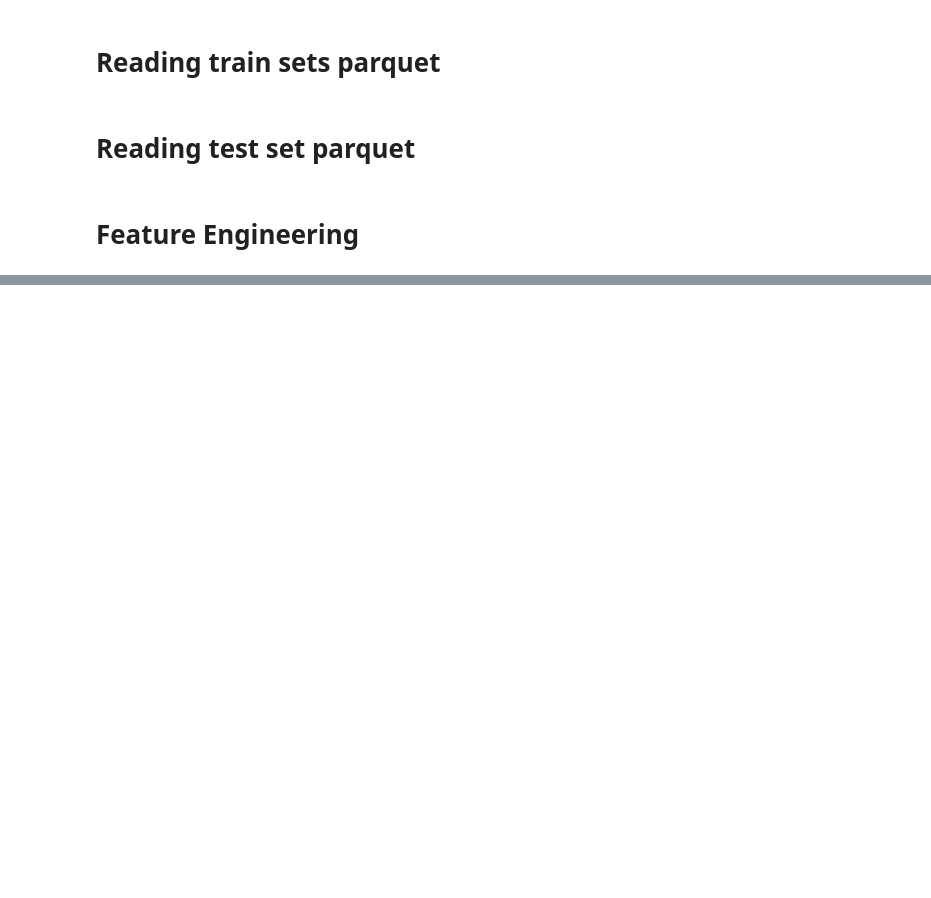
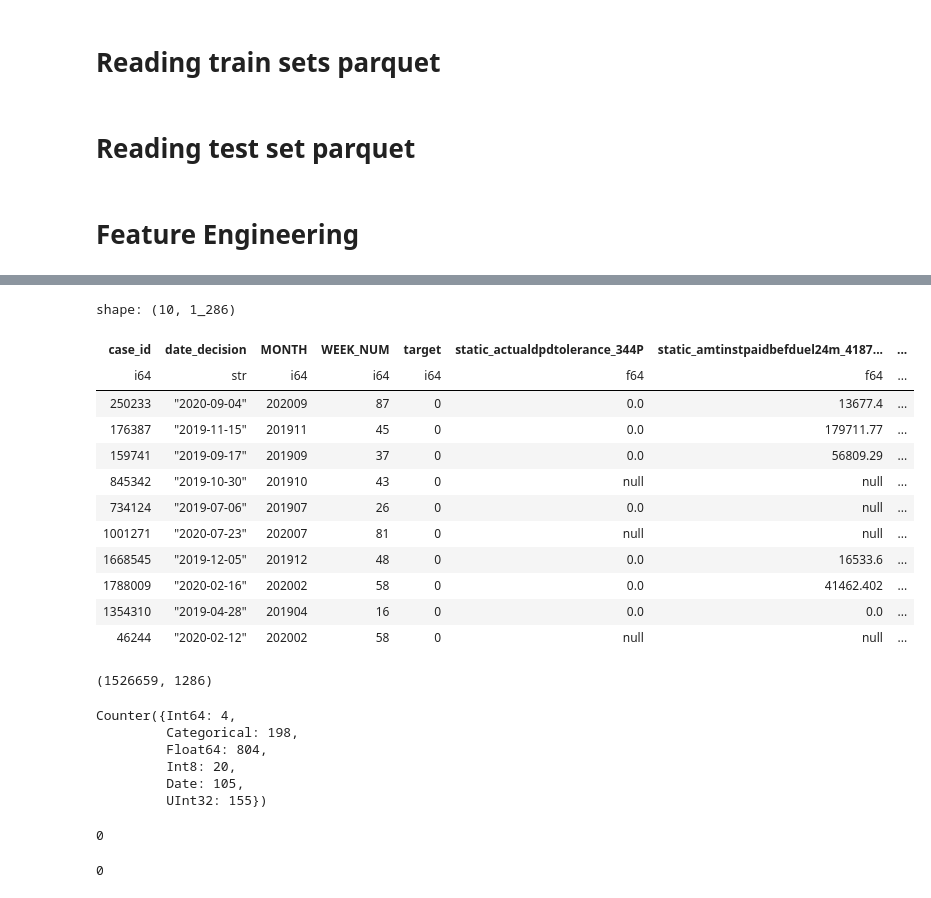
Before and after one commit to Hassan-ElBanna/Loan-Default-Prediction-Risk-Analysis, a Jupyter notebook: 2_Feature_Engineering_2.ipynb, the cells around one changed output, grey strips where cells are left out. Cells and saved outputs as stored; diff of their text form; code cells hidden in the pictures; blank space fills up the shorter version.

Commit message:
Final update "we have made the train & test data"

```diff
--- a/2_Feature_Engineering_2.ipynb
+++ b/2_Feature_Engineering_2.ipynb
@@ -408,0 +379,42 @@ credit_bureau_b_2_train_agg = aggregate_data_d2(credit_bureau_b_2_train_path)
+# %%
+# joining them as one train dataset
+tables = {
+    "static": static_train,
+    "static_cb": static_cb_train,
+    "applprev_1": applprev_1_train_agg,
+    "applprev_2": applprev_2_train_agg,
+    "tax_a": tax_registry_a_train_agg,
+    "tax_b": tax_registry_b_train_agg,
+    "tax_c": tax_registry_c_train_agg,
+    "cb_a1": credit_bureau_a_1_train_agg,
+    "cb_b1": credit_bureau_b_1_train_agg,
+    "other": other_train_agg,
+    "deposit": deposit_train_agg,
+    "debit": debitcard_train_agg,
+    "person_1": person_1_train_agg,
+    "person_2": person_2_train_agg,
+    "cb_a2": credit_bureau_a_2_train_agg,
+    "cb_b2": credit_bureau_b_2_train_agg,
+}
+
+
+def prepare_table(df: pl.DataFrame | pl.LazyFrame, prefix: str) -> pl.LazyFrame:
+    """Prefixes all non-key columns and casts to LazyFrame."""
+    rename_mapping = {
+        col: f"{prefix}_{col}" for col in df.columns if col != "case_id"
+    }
+    return df.lazy().rename(rename_mapping)
+
+
+# 1. Prepare and prefix all secondary frames
+prepared_dfs = [
+    prepare_table(df, prefix) for prefix, df in tables.items()
+]
+
+# 2. Iteratively join everything to base_train
+train_lazy = base_train.lazy()
+for df_lazy in prepared_dfs:
+    train_lazy = train_lazy.join(df_lazy, on="case_id", how="left")
+
+# 3. Materialize
+train_data = train_lazy.collect()
@@ -408,0 +432,37 @@ credit_bureau_b_2_train_agg = aggregate_data_d2(credit_bureau_b_2_train_path)
+# %%
+train_data.sample(10)
+# %% [output]
+shape: (10, 1_286)
+| case_id | date_decision | MONTH | WEEK_NUM | target | static_actualdpdtolerance_344P | static_amtinstpaidbefduel24m_4187... | ... |
+| i64 | str | i64 | i64 | i64 | f64 | f64 | ... |
+| 250233 | "2020-09-04" | 202009 | 87 | 0 | 0.0 | 13677.4 | ... |
+| 176387 | "2019-11-15" | 201911 | 45 | 0 | 0.0 | 179711.77 | ... |
+| 159741 | "2019-09-17" | 201909 | 37 | 0 | 0.0 | 56809.29 | ... |
+| 845342 | "2019-10-30" | 201910 | 43 | 0 | null | null | ... |
+| 734124 | "2019-07-06" | 201907 | 26 | 0 | 0.0 | null | ... |
+| 1001271 | "2020-07-23" | 202007 | 81 | 0 | null | null | ... |
+| 1668545 | "2019-12-05" | 201912 | 48 | 0 | 0.0 | 16533.6 | ... |
+| 1788009 | "2020-02-16" | 202002 | 58 | 0 | 0.0 | 41462.402 | ... |
+| 1354310 | "2019-04-28" | 201904 | 16 | 0 | 0.0 | 0.0 | ... |
+| 46244 | "2020-02-12" | 202002 | 58 | 0 | null | null | ... |
+# %%
+train_data.shape
+# %% [output]
+(1526659, 1286)
+# %%
+Counter(train_data.dtypes)
+# %% [output]
+Counter({Int64: 4,
+         Categorical: 198,
+         Float64: 804,
+         Int8: 20,
+         Date: 105,
+         UInt32: 155})
+# %%
+train_data.is_duplicated().sum()
+# %% [output]
+0
+# %%
+train_data['case_id'].is_duplicated().sum()
+# %% [output]
+0
```
Also changed, not shown: parts of 20 cells of this notebook.
